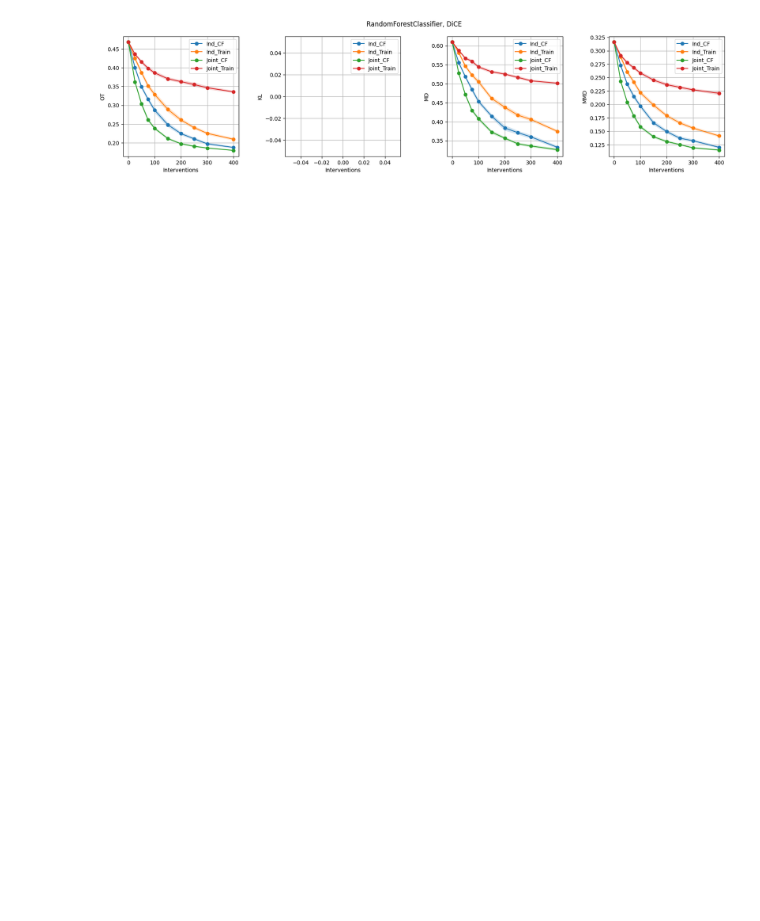
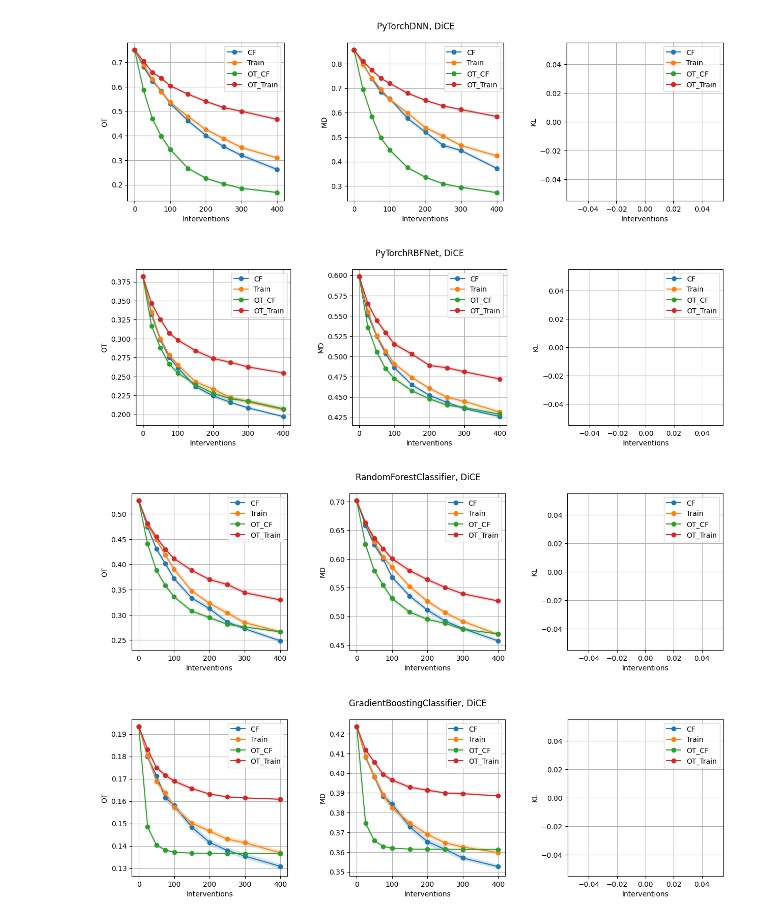
Before and after one commit to youlei202/Refining-Counterfactual-Explanations, a Jupyter notebook: german_credit.ipynb, the cells around one changed output. Saved outputs shown, nothing was run; the diff lists cells and outputs as text; code cells hidden in the pictures; blank space fills up the shorter version.

```diff
--- a/german_credit.ipynb
+++ b/german_credit.ipynb
@@ -147,9 +260,26 @@ INFO:shap:phi = array([-0.205, -0.205,  0.   ])
+# %%
+experiment.distance_metrics = [
+        'optimal_transport',
+        'mean_difference',
+        'kl_divergence',
+        # 'max_mean_discrepancy',
+    ]
+# %%
+with open(r"pickles/distance_results.pickle", "rb") as input_file:
+    experiment.distance_results.update(pickle.load(input_file))
 # %%
+import pickle
 logger.info("\n\n------Evaluating Distance Performance Under Interventions------")
 experiment.evaluate_distance_performance_under_interventions(
     intervention_num_list=[0, 25, 50, 75, 100, 150, 200, 250, 300, 400],
-    trials_num=50,
+    trials_num=100,
 )
+
+with open(r"pickles/distance_results.pickle", "rb") as input_file:
+    experiment.distance_results.update(pickle.load(input_file))
+
+with open(r"pickles/distance_results.pickle", "wb") as output_file:
+    pickle.dump(experiment.distance_results, output_file)
 # %% [output]
 INFO:root:
 
@@ -173,6 +301,9 @@ INFO:root:Computing max_mean_discrepancy for (RandomForestClassifier, DiCE, join
 # %%
 from experiments import plotting
 
-plotting.intervention_vs_distance(experiment)
+plotting.intervention_vs_distance(experiment, save_to_file=True)
 # %% [output]
-[figure, old version]
+[figure, new version]
+[figure, added]
+[figure, added]
+[figure, added]
```
Also changed, not shown: parts of 6 cells of this notebook, 15 other files.
